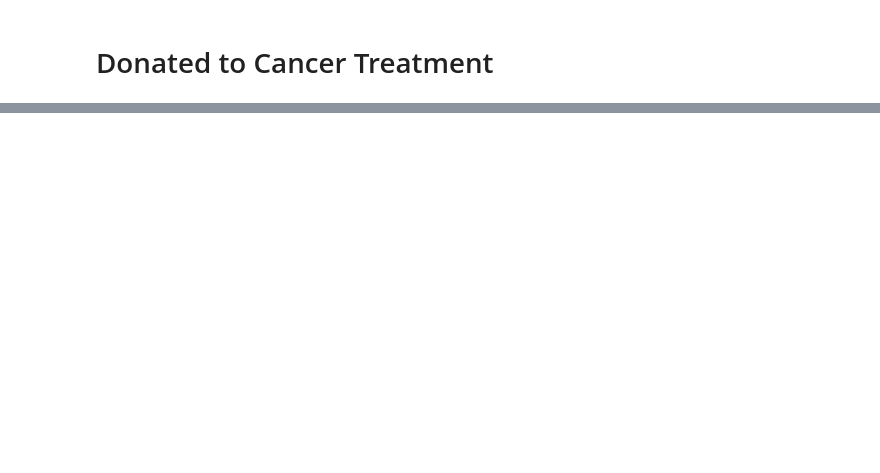
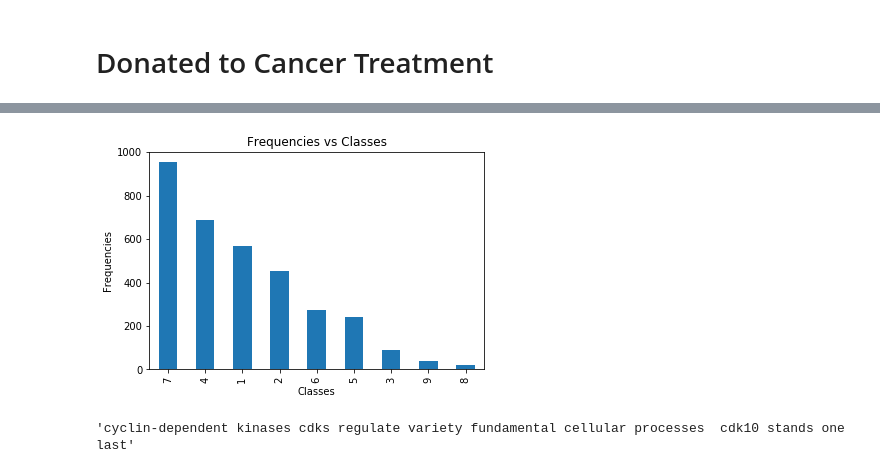
Before and after one commit to nggih/udacity, a Jupyter notebook: machine-learning/projects/capstone/Machine Learning Capstone.ipynb, the cells around one changed output, grey strips where cells are left out. Saved outputs shown, nothing was run; the diff lists cells and outputs as text; code cells hidden in the pictures; blank space fills up the shorter version.

```diff
--- a/machine-learning/projects/capstone/Machine Learning Capstone.ipynb
+++ b/machine-learning/projects/capstone/Machine Learning Capstone.ipynb
@@ -196,0 +101,9 @@ print "Final F-score on the testing data: {:.4f}".format(fbeta_score(y_test, bes
+# %%
+# Count of Classes
+most_classes = train.Class.value_counts()
+count_classes = most_classes.plot(kind='bar', title='Frequencies vs Classes')
+count_classes.set_xlabel('Classes')
+count_classes.set_ylabel('Frequencies')
+plt.show()
+# %% [output]
+[figure, added]
@@ -196,0 +157,4 @@ print "Final F-score on the testing data: {:.4f}".format(fbeta_score(y_test, bes
+# %%
+train_text_clean[0][:100]
+# %% [output]
+'cyclin-dependent kinases cdks regulate variety fundamental cellular processes  cdk10 stands one last'
```
Also changed, not shown: parts of 50 cells of this notebook.
